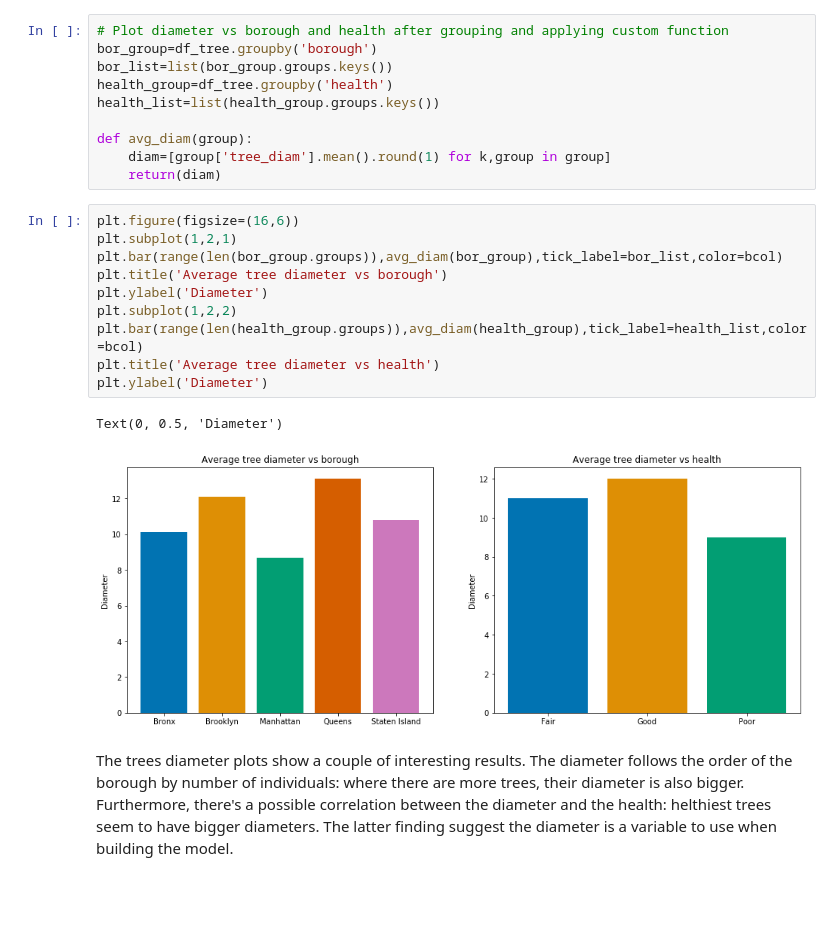
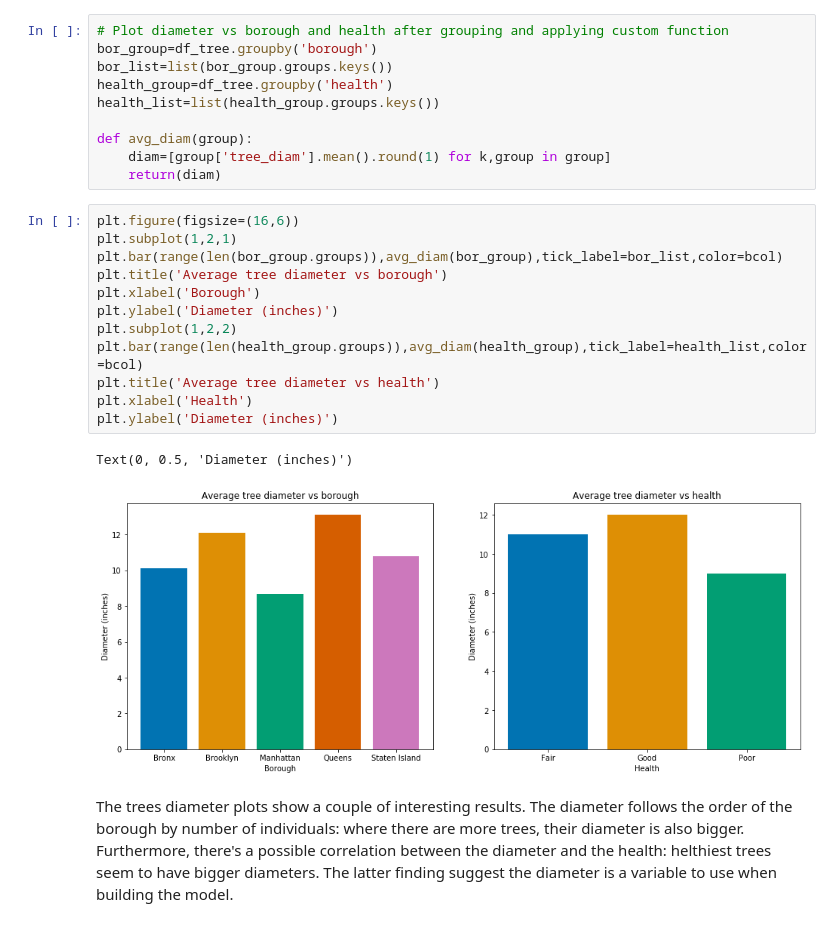
Before and after one commit to aspds18/Springboard_capstone1, a Jupyter notebook: Capstone1.ipynb, the cells around one changed output. Saved outputs shown, nothing was run; the diff lists cells and outputs as text; blank space fills up the shorter version.

```diff
--- a/Capstone1.ipynb
+++ b/Capstone1.ipynb
@@ -351,16 +337,18 @@ def avg_diam(group):
 # %%
 plt.figure(figsize=(16,6))
 plt.subplot(1,2,1)
 plt.bar(range(len(bor_group.groups)),avg_diam(bor_group),tick_label=bor_list,color=bcol)
 plt.title('Average tree diameter vs borough')
-plt.ylabel('Diameter')
+plt.xlabel('Borough')
+plt.ylabel('Diameter (inches)')
 plt.subplot(1,2,2)
 plt.bar(range(len(health_group.groups)),avg_diam(health_group),tick_label=health_list,color=bcol)
 plt.title('Average tree diameter vs health')
-plt.ylabel('Diameter')
+plt.xlabel('Health')
+plt.ylabel('Diameter (inches)')
 # %% [output]
-Text(0, 0.5, 'Diameter')
+Text(0, 0.5, 'Diameter (inches)')
-[figure, old version]
+[figure, new version]
 # %% [markdown]
 The trees diameter plots show a couple of interesting results. The diameter follows the order of the borough by number of individuals: where there are more trees, their diameter is also bigger. Furthermore, there's a possible correlation between the diameter and the health: helthiest trees seem to have bigger diameters. The latter finding suggest the diameter is a variable to use when building the model.
 # %% [markdown]
```
Also changed, not shown: parts of 65 cells of this notebook.
